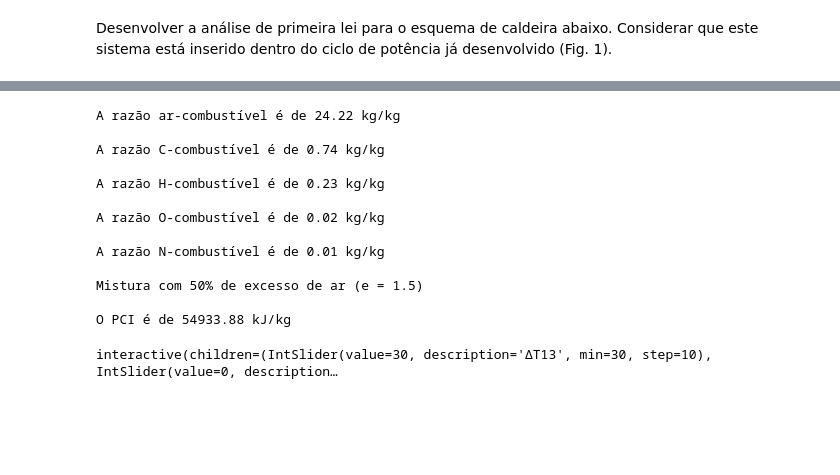
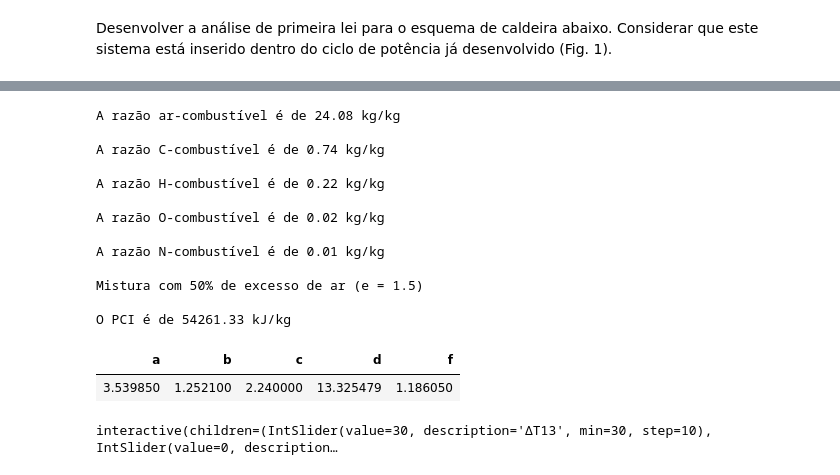
Before and after one commit to luaneng/gdv, a Jupyter notebook: projeto/main.ipynb, the cells around one changed output, grey strips where cells are left out. Cells and saved outputs as stored; diff of their text form; code cells hidden in the pictures; blank space fills up the shorter version.

```diff
--- a/projeto/main.ipynb
+++ b/projeto/main.ipynb
@@ -769,20 +769,18 @@ Considerar que este sistema está inserido dentro do ciclo de potência já dese
 # %% [markdown]
 ![Caldeira](img/Caldeira.jpeg "Caldeira")
 # %%
-# Combustível:
+P_CH4 = 0.85
+P_C2H6 = 0.08
+P_C3H8 = 0.05
+P_C4H10 = 0.02
 
-P_CH4 = 0.8897
-P_C2H6 = 0.0592
-P_C3H8 = 0.0191
-P_C4H10 = 0.0109
 P_C02 = 0.0121
 P_N2 = 0.0089
 P_O2 = 0.0001
+
 P_N2_Ar = 0.79
 P_O2_Ar = 0.21
 
-# Excesso de ar:
-
 e = 1.5
 # %%
 import numpy as np
@@ -792,8 +790,6 @@ m1, m2, m3, m4, m5, m6, m7, m8, m9, m10, m11, m12 = array_m[20]
 h1 = st1(p8=P[7], t1=T[0]).h
 h8 = st8(p8=P[7]).h
 # %%
-#Cálculos:
-
 CH4 = np.array([1,4,0,0])
 C2H6 = np.array([2,6,0,0])
 C3H8 = np.array([3,8,0,0])
@@ -827,8 +823,8 @@ quant_atomos_comb = np.array([CH4,C2H6,C3H8,C4H10,CO2,N2,O2])
 m_comp_comb = np.sum(F_M*quant_atomos_comb.T,axis=1)
 m_comp_comb[2] = m_comp_comb[2]*(-1)
 
-P_GN.append(P_N2_Ar/P_O2_Ar) #acrecentar partes de O2
-P_GN.append(P_O2_Ar/P_O2_Ar) #acrecentar partes de N2
+P_GN.append(P_N2_Ar/P_O2_Ar)
+P_GN.append(P_O2_Ar/P_O2_Ar)
 
 b = m_comp_comb[0]
 c = m_comp_comb[1]/2
@@ -848,9 +844,9 @@ for i in range(0,9):
 fuel = resposta[0:7,0:4]
 air = resposta[7:9,0:4]
 soma = np.sum(resposta)
-M_fuel = np.sum(fuel) #Massa total de combustível
-soma_air = np.sum(air) #Massa total de ar
-total_elem = np.sum(fuel, axis=0,keepdims=True) #C_tot, H_tot, O_tot, N_tot
+M_fuel = np.sum(fuel)
+soma_air = np.sum(air)
+total_elem = np.sum(fuel, axis=0,keepdims=True)
 
 F_tot = total_elem/M_fuel
 
@@ -878,11 +874,11 @@ else:
 
 print('O PCI é de %.2f kJ/kg' %PCI)
 # %% [output]
-A razão ar-combustível é de 24.22 kg/kg
+A razão ar-combustível é de 24.08 kg/kg
 
 A razão C-combustível é de 0.74 kg/kg
 
-A razão H-combustível é de 0.23 kg/kg
+A razão H-combustível é de 0.22 kg/kg
 
 A razão O-combustível é de 0.02 kg/kg
 
@@ -890,7 +886,22 @@ A razão N-combustível é de 0.01 kg/kg
 
 Mistura com 50% de excesso de ar (e = 1.5)
 
-O PCI é de 54933.88 kJ/kg
+O PCI é de 54261.33 kJ/kg
+# %%
+data_coef_bal = {
+    'a': [a],
+    'b': b,
+    'c': c,
+    'd': d,
+    'f': f
+}
+
+df_coef_bal = DataFrame(data_coef_bal).style.hide(axis='index')
+
+display(df_coef_bal)
+# %% [output]
+| a | b | c | d | f |
+| 3.539850 | 1.252100 | 2.240000 | 13.325479 | 1.186050 |
 # %%
 import ipywidgets as wd
 from sympy import var
```
Also changed, not shown: parts of 3 cells of this notebook.
